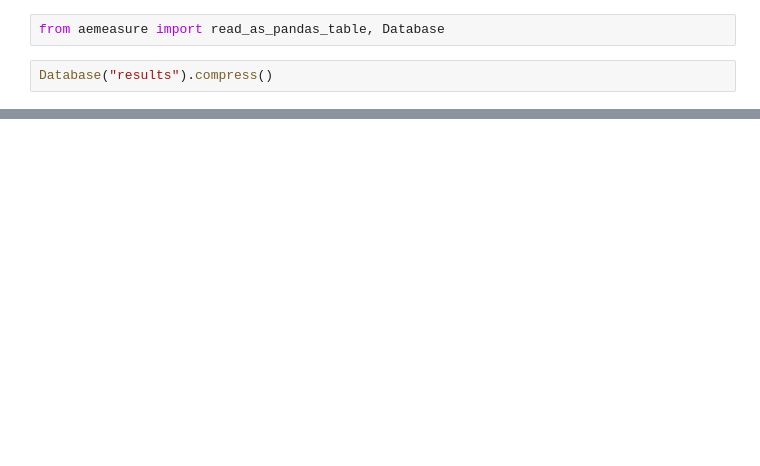
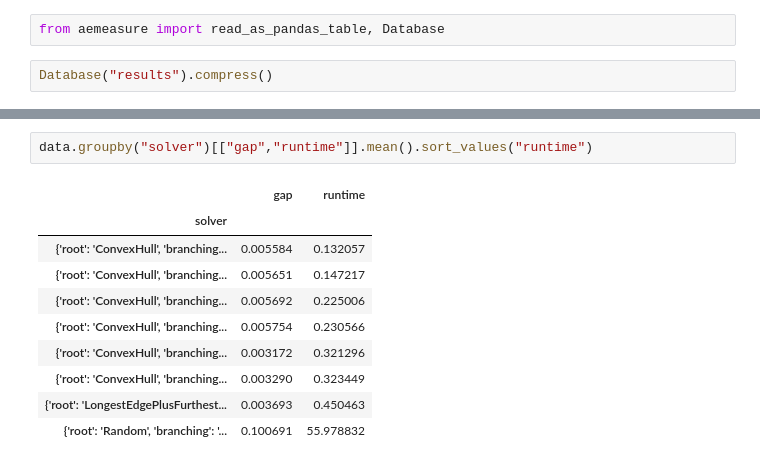
Before and after one commit to d-krupke/close-enough-tsp, a Jupyter notebook: evaluation/bedhani_benchmark/03_analyze.ipynb, the cells around one changed output, grey strips where cells are left out. Cells and saved outputs as stored; diff of their text form; blank space fills up the shorter version.

```diff
--- a/evaluation/bedhani_benchmark/03_analyze.ipynb
+++ b/evaluation/bedhani_benchmark/03_analyze.ipynb
@@ -6,0 +38,13 @@ data = read_as_pandas_table("results")
+# %%
+data.groupby("solver")[["gap","runtime"]].mean().sort_values("runtime")
+# %% [output]
+|  | gap | runtime |
+| solver |  |  |
+| {'root': 'ConvexHull', 'branching... | 0.005584 | 0.132057 |
+| {'root': 'ConvexHull', 'branching... | 0.005651 | 0.147217 |
+| {'root': 'ConvexHull', 'branching... | 0.005692 | 0.225006 |
+| {'root': 'ConvexHull', 'branching... | 0.005754 | 0.230566 |
+| {'root': 'ConvexHull', 'branching... | 0.003172 | 0.321296 |
+| {'root': 'ConvexHull', 'branching... | 0.003290 | 0.323449 |
+| {'root': 'LongestEdgePlusFurthest... | 0.003693 | 0.450463 |
+| {'root': 'Random', 'branching': '... | 0.100691 | 55.978832 |
```
Also changed, not shown: parts of 7 cells of this notebook, 4 other files.
